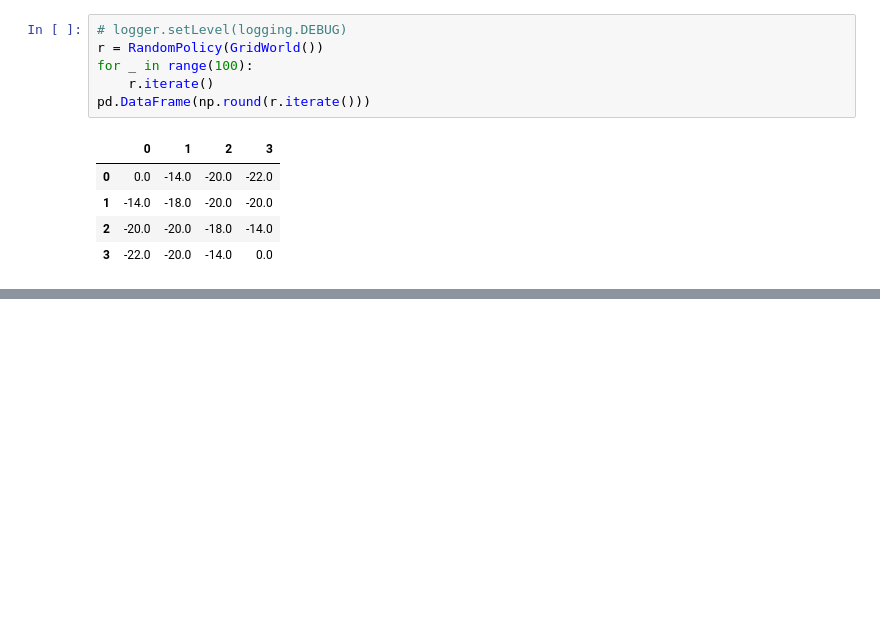
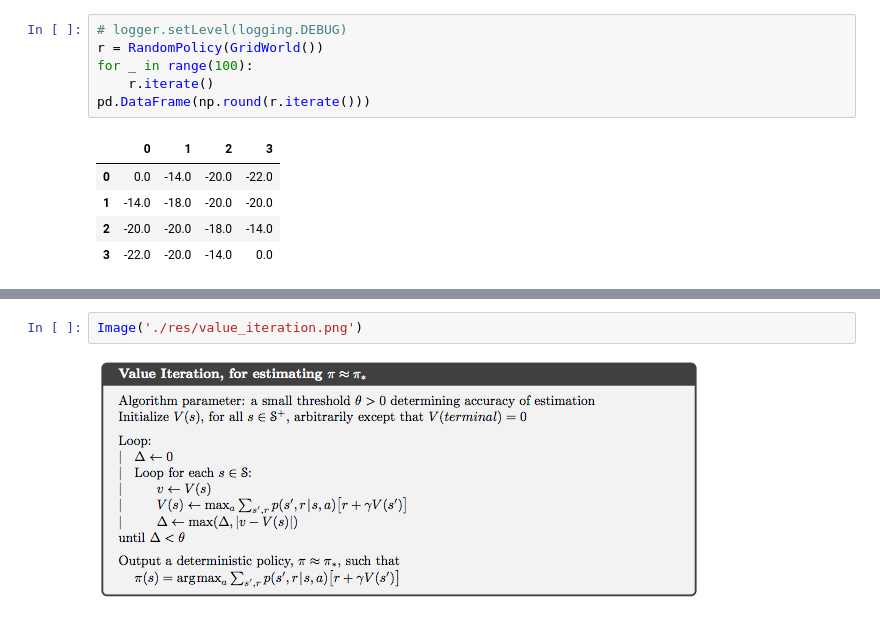
Before and after one commit to facaiy/book_notes, a Jupyter notebook: Reinforcement_Learing_An_Introduction/Dynamic_Programming/note.ipynb, the cells around one changed output, grey strips where cells are left out. Drawn from its saved outputs; the diff is of its cells as text; blank space fills up the shorter version.

```diff
--- a/Reinforcement_Learing_An_Introduction/Dynamic_Programming/note.ipynb
+++ b/Reinforcement_Learing_An_Introduction/Dynamic_Programming/note.ipynb
@@ -121,0 +160,4 @@ pd.DataFrame(np.round(r.iterate()))
+# %%
+Image('./res/value_iteration.png')
+# %% [output]
+[figure, added]
```
Also changed, not shown: parts of 10 cells of this notebook, 5 other files.
